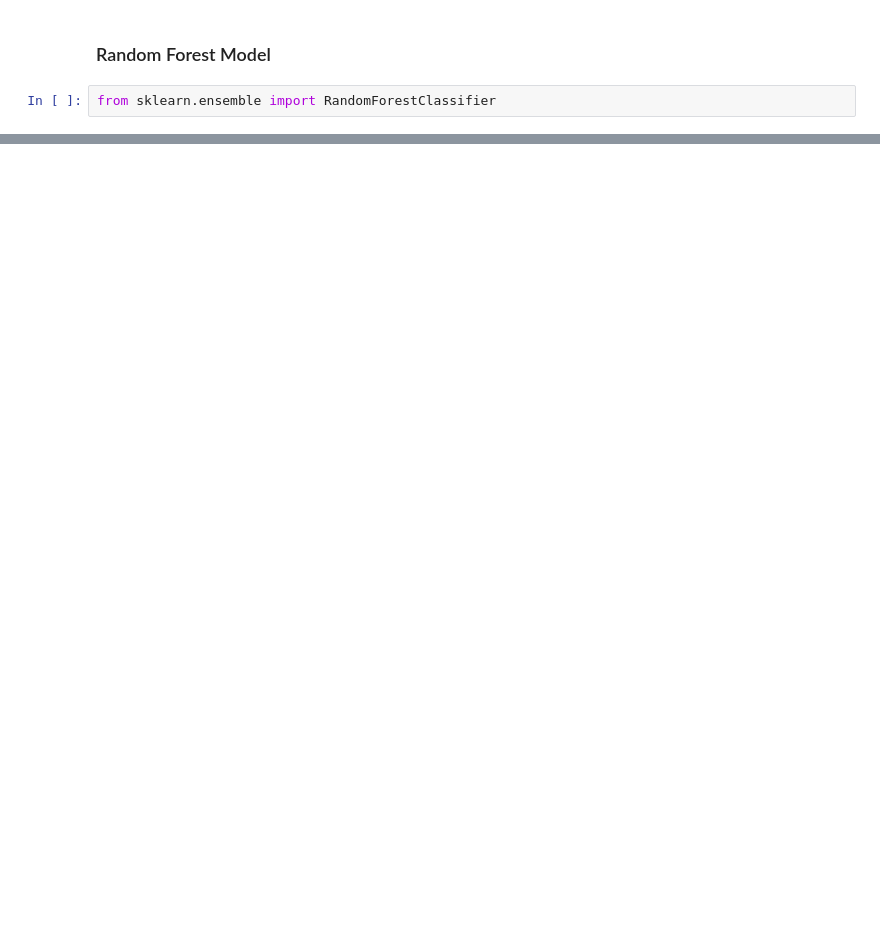
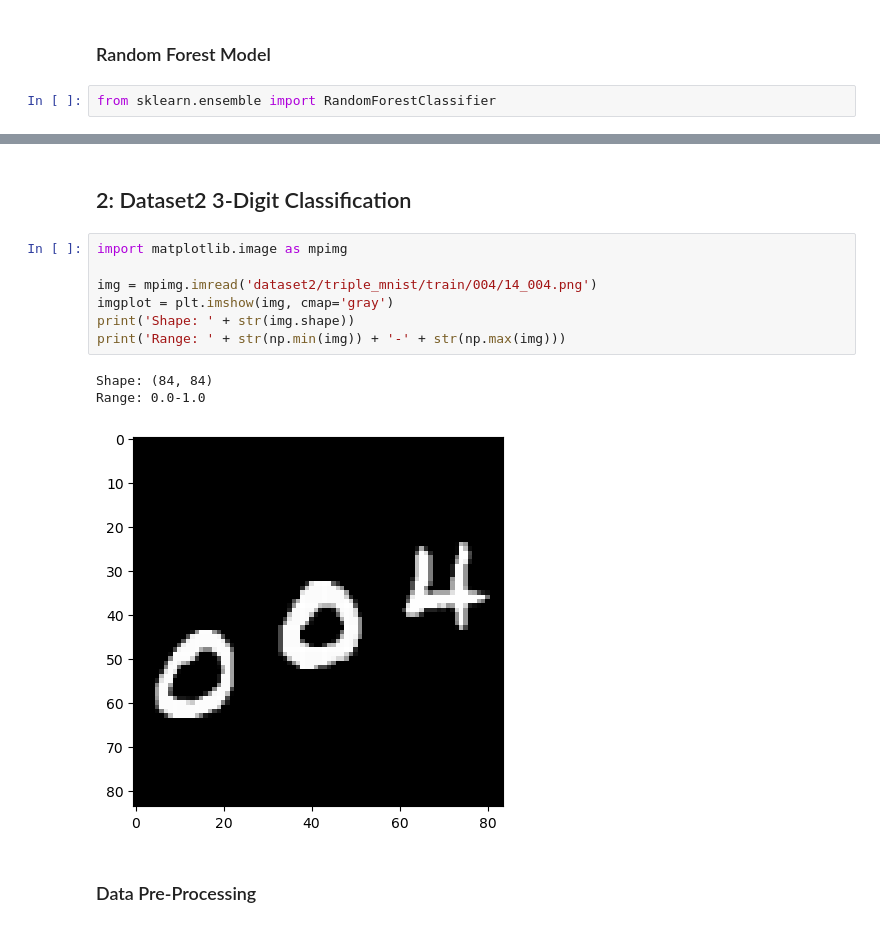
Before and after one commit to engmohamedsalah/AIMaster-MachineLearningDeepLearning, a Jupyter notebook: working.ipynb, the cells around one changed output, grey strips where cells are left out. Saved outputs shown, nothing was run; the diff lists cells and outputs as text; blank space fills up the shorter version.

Commit message:
exploring dataset 2

```diff
--- a/working.ipynb
+++ b/working.ipynb
@@ -158,0 +159,15 @@ Accuracy: 0.9532374100719424
+# %% [markdown]
+## 2: Dataset2 3-Digit Classification
+# %%
+import matplotlib.image as mpimg
+
+img = mpimg.imread('dataset2/triple_mnist/train/004/14_004.png')
+imgplot = plt.imshow(img, cmap='gray')
+print('Shape: ' + str(img.shape))
+print('Range: ' + str(np.min(img)) + '-' + str(np.max(img)))
+# %% [output]
+Shape: (84, 84)
+Range: 0.0-1.0
+[figure, added]
+# %% [markdown]
+### Data Pre-Processing
```
Also changed, not shown: parts of 14 cells of this notebook.
